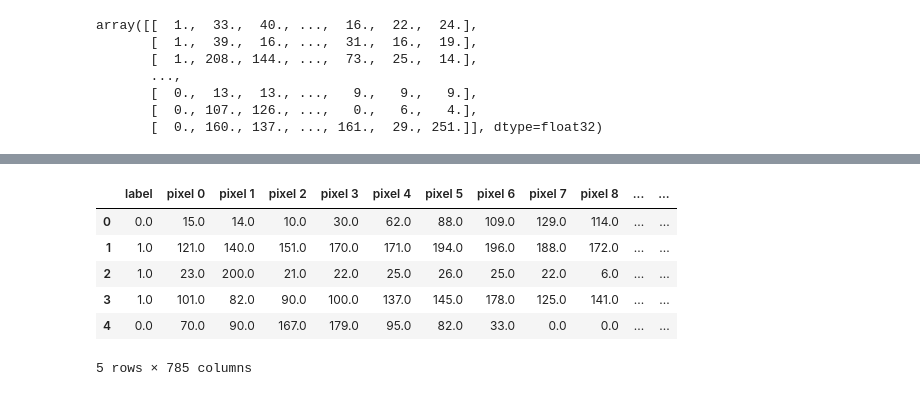
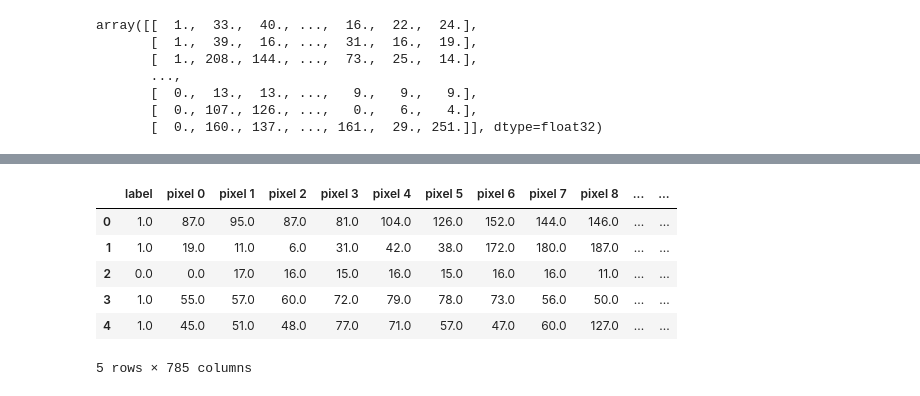
Before and after one commit to agungperdananto/cnn-pneumonia, a Jupyter notebook: Data/preprocessing.ipynb, the cells around one changed output, grey strips where cells are left out. Drawn from its saved outputs; the diff is of its cells as text; code cells hidden in the pictures.

```diff
--- a/Data/preprocessing.ipynb
+++ b/Data/preprocessing.ipynb
@@ -164,13 +135,13 @@ df.head()
 5 rows × 785 columns
 # %%
 #membuka file csv yang sudah disimpan ke dalam dataframe
-df1 = pd.read_csv('data_train_mnist.csv')
+df1 = pd.read_csv('data_test_mnist.csv')
 df1.head()
 # %% [output]
 |  | label | pixel 0 | pixel 1 | pixel 2 | pixel 3 | pixel 4 | pixel 5 | pixel 6 | pixel 7 | pixel 8 | ... | ... |
-| 0 | 0.0 | 15.0 | 14.0 | 10.0 | 30.0 | 62.0 | 88.0 | 109.0 | 129.0 | 114.0 | ... | ... |
-| 1 | 1.0 | 121.0 | 140.0 | 151.0 | 170.0 | 171.0 | 194.0 | 196.0 | 188.0 | 172.0 | ... | ... |
-| 2 | 1.0 | 23.0 | 200.0 | 21.0 | 22.0 | 25.0 | 26.0 | 25.0 | 22.0 | 6.0 | ... | ... |
-| 3 | 1.0 | 101.0 | 82.0 | 90.0 | 100.0 | 137.0 | 145.0 | 178.0 | 125.0 | 141.0 | ... | ... |
-| 4 | 0.0 | 70.0 | 90.0 | 167.0 | 179.0 | 95.0 | 82.0 | 33.0 | 0.0 | 0.0 | ... | ... |
+| 0 | 1.0 | 87.0 | 95.0 | 87.0 | 81.0 | 104.0 | 126.0 | 152.0 | 144.0 | 146.0 | ... | ... |
+| 1 | 1.0 | 19.0 | 11.0 | 6.0 | 31.0 | 42.0 | 38.0 | 172.0 | 180.0 | 187.0 | ... | ... |
+| 2 | 0.0 | 0.0 | 17.0 | 16.0 | 15.0 | 16.0 | 15.0 | 16.0 | 16.0 | 11.0 | ... | ... |
+| 3 | 1.0 | 55.0 | 57.0 | 60.0 | 72.0 | 79.0 | 78.0 | 73.0 | 56.0 | 50.0 | ... | ... |
+| 4 | 1.0 | 45.0 | 51.0 | 48.0 | 77.0 | 71.0 | 57.0 | 47.0 | 60.0 | 127.0 | ... | ... |
 5 rows × 785 columns
```
Also changed, not shown: parts of 7 cells of this notebook, 1 other file.
